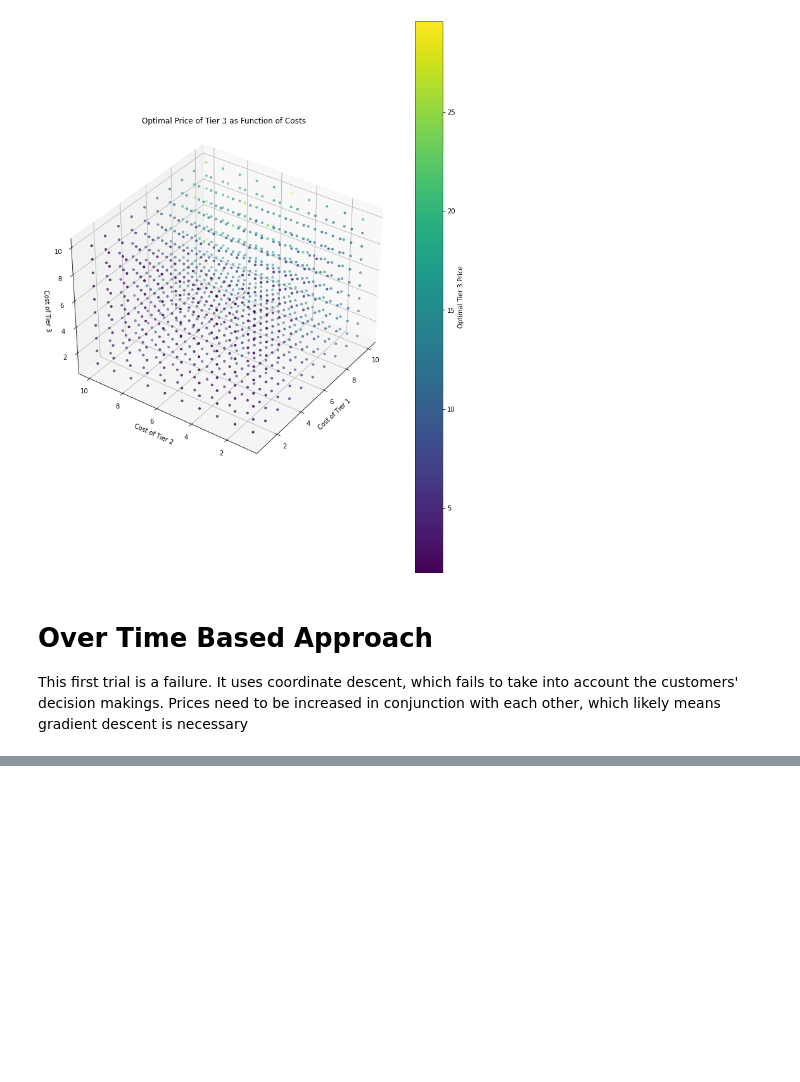
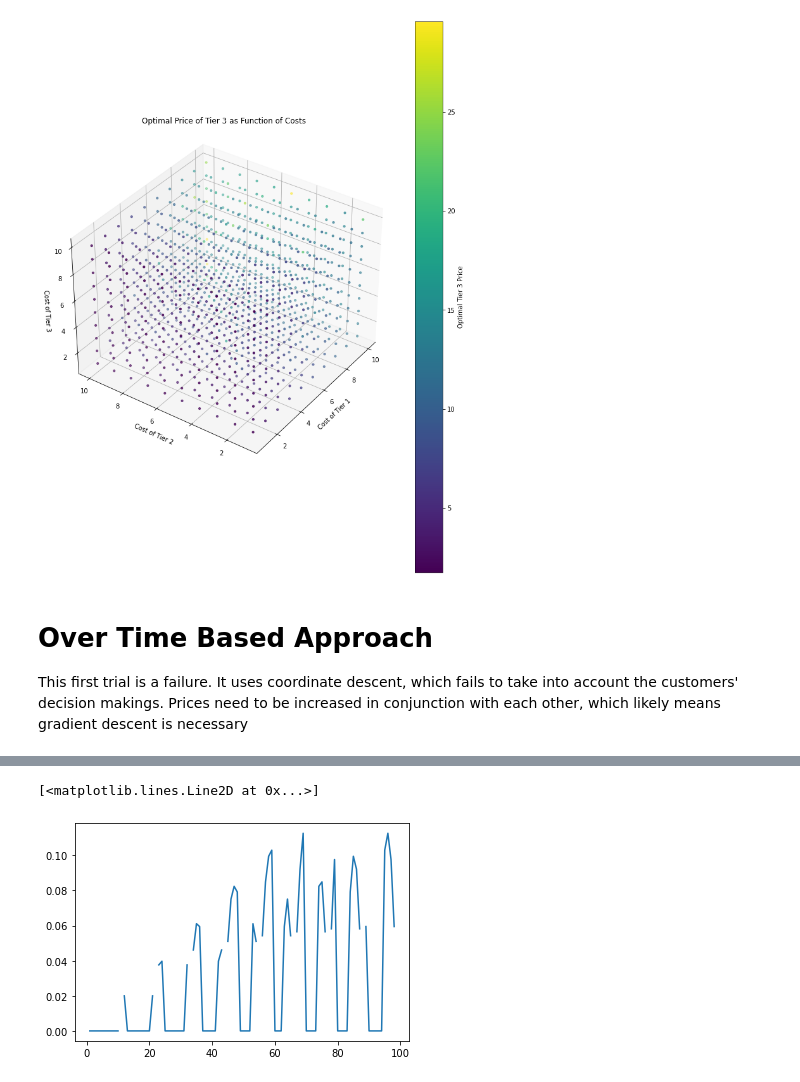
Before and after one commit to kabir-vats/Tiered-Dynamic-Pricing, a Jupyter notebook: notebooks/probablistic_optimization.ipynb, the cells around one changed output, grey strips where cells are left out. Saved outputs shown, nothing was run; the diff lists cells and outputs as text; code cells hidden in the pictures; blank space fills up the shorter version.

Commit message:
prove gradient desc. is not optimal yet

```diff
--- a/notebooks/probablistic_optimization.ipynb
+++ b/notebooks/probablistic_optimization.ipynb
@@ -385,9 +381,10 @@ Where $\nu$ is learning rate and $\$
 # %%
 class gradient_descent:
 
-    def __init__(self, system, learning_rate = 1e-1, tolerance = 1e-6, max_iters = 1000, gradient_delta = 1e-6):
+    def __init__(self, system, tolerance = 1e-6, max_iters = 1000, gradient_delta = 1e-6):
         self.system = system
-        self.learning_rate = learning_rate
+        #self.learning_rate = min(system.costs)
+        self.learning_rate = min(system.costs)
         self.tolerance = tolerance
         self.max_iters = max_iters
         self.gradient_delta = gradient_delta
@@ -406,13 +403,25 @@ class gradient_descent:
 
     def maximize(self):
         self.prices = system.costs.copy()
-        self.profit_history = [system.profit(self.prices)]
+        self.profit = system.profit(self.prices)
+        self.profit_history = [self.profit]
         self.price_history = [self.prices]
         for i in range(self.max_iters):
             grad = self.numerical_gradient(self.prices)
             prices_next = self.prices + np.asarray(self.learning_rate) * grad
+
+            # If gradient is close enough to zero, we're done ; early stopping
             if np.linalg.norm(prices_next - self.prices) < self.tolerance:
                 break;
+
             self.prices = prices_next
-            self.profit_history.append(system.profit(prices_next))
-            self.price_history.append(prices_next)
+            self.profit = system.profit(prices_next)
+            self.profit_history.append(self.profit)
+
+            self.price_history.append(prices_next.copy())
+
+            # reduce the learning rate if we are going in the wrong direction
+            if (self.profit_history[len(self.profit_history) - 1] <
+                self.profit_history[len(self.profit_history) - 2]):
+                    self.learning_rate *= 0.5
+                    print(f'Reduced Learning Rate to {self.learning_rate}')
@@ -418,0 +546,7 @@ class gradient_descent:
+# %%
+diff_list = [x-y for x,y in zip(profit_list_dual, profit_list_desc)]
+biggest_diff = diff_list.index(np.nanmax(diff_list))
+plt.plot(diff_list)
+# %% [output]
+[<matplotlib.lines.Line2D at 0x...>]
+[figure, added]
```
Also changed, not shown: parts of 10 cells of this notebook.
